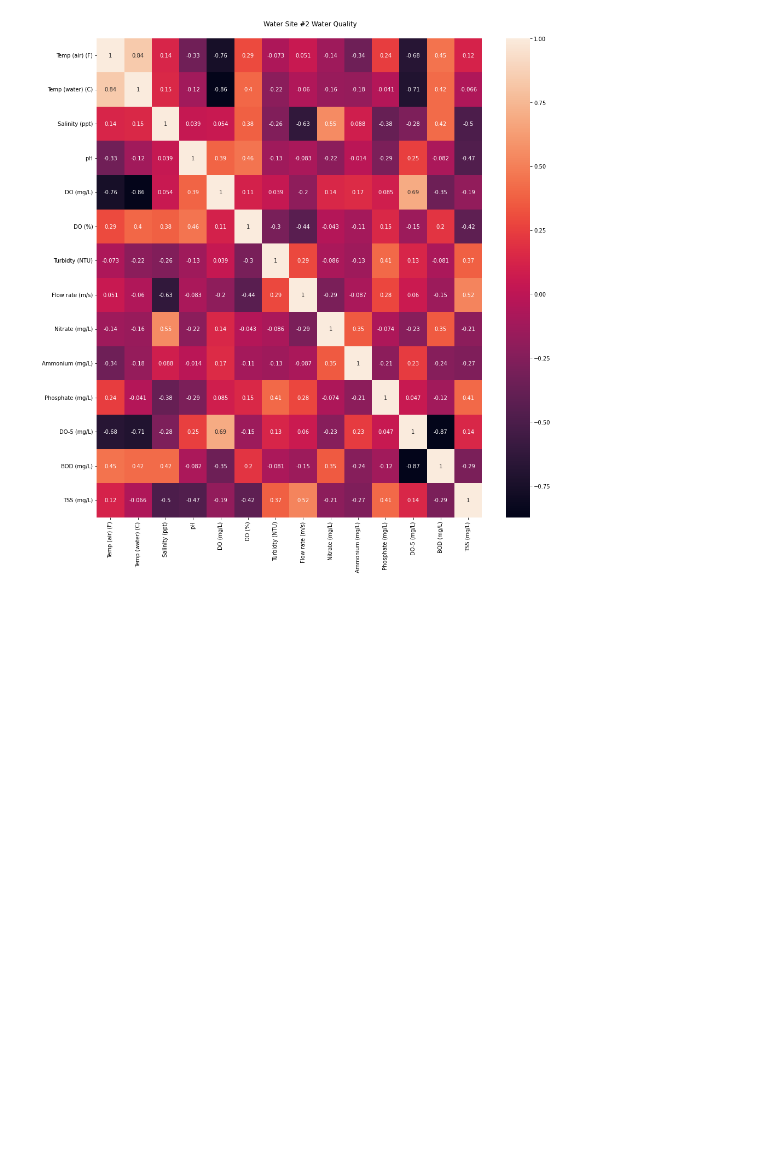
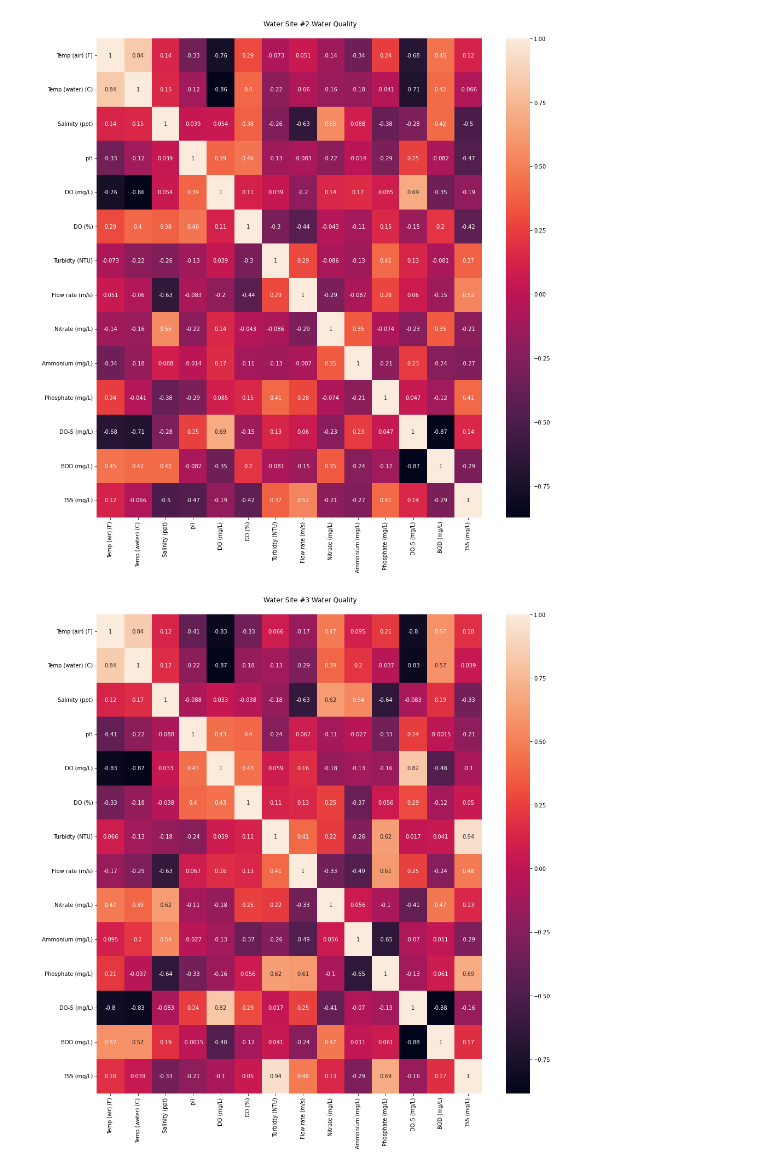
Before and after one commit to angel-721/mva-of-southern-utah-water-quality, a Jupyter notebook: analyze-quality-sites.ipynb, the cells around one changed output. Saved outputs shown, nothing was run; the diff lists cells and outputs as text; code cells hidden in the pictures; blank space fills up the shorter version.

Commit message:
quality-data

```diff
--- a/analyze-quality-sites.ipynb
+++ b/analyze-quality-sites.ipynb
@@ -6,6 +6,8 @@ import seaborn as sn
 # %%
 water_quality_df_1 = pd.read_csv("./data/water-quality-site1.csv")
 water_quality_df_2 = pd.read_csv("./data/water-quality-site2.csv")
+water_quality_df_3 = pd.read_csv("./data/water-quality-site3.csv")
+water_quality_df_4 = pd.read_csv("./data/water-quality-site4.csv")
 
 # Lat, Long ,Time, Date
 water_quality_columns_to_drop = ['Latitude', 'Longitude', 'Time', 'Date', 'Nitrite (mg/L)']
@@ -20,19 +22,24 @@ def fill_in_empty_cells_with_average(df):
 
 water_quality_df_1 = fill_in_empty_cells_with_average(water_quality_df_1)
 water_quality_df_2 = fill_in_empty_cells_with_average(water_quality_df_2)
+water_quality_df_3 = fill_in_empty_cells_with_average(water_quality_df_3)
+water_quality_df_4 = fill_in_empty_cells_with_average(water_quality_df_4)
 # %%
 def make_correlation_matrix(dataframe, name, filename):
     corr_matrix = dataframe.corr()
     plt.subplots(figsize=(15,15))
     figure = sn.heatmap(corr_matrix, annot=True).get_figure()
     figure.tight_layout(pad=5.0)
     figure.suptitle(name)
     figure.subplots_adjust(top=0.95)
     figure.savefig(filename)
     corr_matrix = dataframe.corr()
 
 make_correlation_matrix(water_quality_df_1, "Water Site #1 Water Quality",'water-site-1-cm.png')
 make_correlation_matrix(water_quality_df_2, "Water Site #2 Water Quality",'water-site-2-cm.png')
+make_correlation_matrix(water_quality_df_3, "Water Site #3 Water Quality",'water-site-3-cm.png')
+make_correlation_matrix(water_quality_df_4, "Water Site #4 Water Quality",'water-site-4-cm.png')
 # %% [output]
 [figure]
 [figure]
+[figure, added]
```
Also changed, not shown: parts of 1 cell of this notebook, 6 other files.
